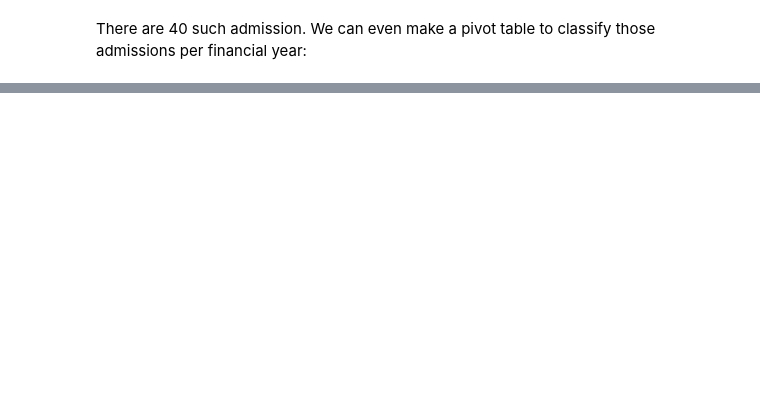
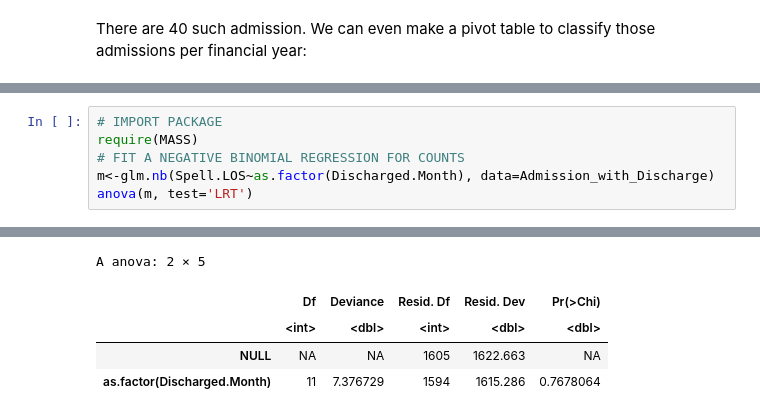
Before and after one commit to tinyuhui/training, a Jupyter notebook: worked_example.ipynb, the cells around one changed output, grey strips where cells are left out. Saved outputs shown, nothing was run; the diff lists cells and outputs as text; blank space fills up the shorter version.

```diff
--- a/worked_example.ipynb
+++ b/worked_example.ipynb
@@ -349,0 +395,7 @@ With 260 paitents
+# %%
+# IMPORT PACKAGE
+require(MASS)
+# FIT A NEGATIVE BINOMIAL REGRESSION FOR COUNTS
+m<-glm.nb(Spell.LOS~as.factor(Discharged.Month), data=Admission_with_Discharge)
+anova(m, test='LRT')
+# %% [output]
@@ -349,0 +404,5 @@ With 260 paitents
+A anova: 2 × 5
+|  | Df | Deviance | Resid. Df | Resid. Dev | Pr(>Chi) |
+|  | <int> | <dbl> | <int> | <dbl> | <dbl> |
+| NULL | NA | NA | 1605 | 1622.663 | NA |
+| as.factor(Discharged.Month) | 11 | 7.376729 | 1594 | 1615.286 | 0.7678064 |
```
Also changed, not shown: parts of 18 cells of this notebook.
